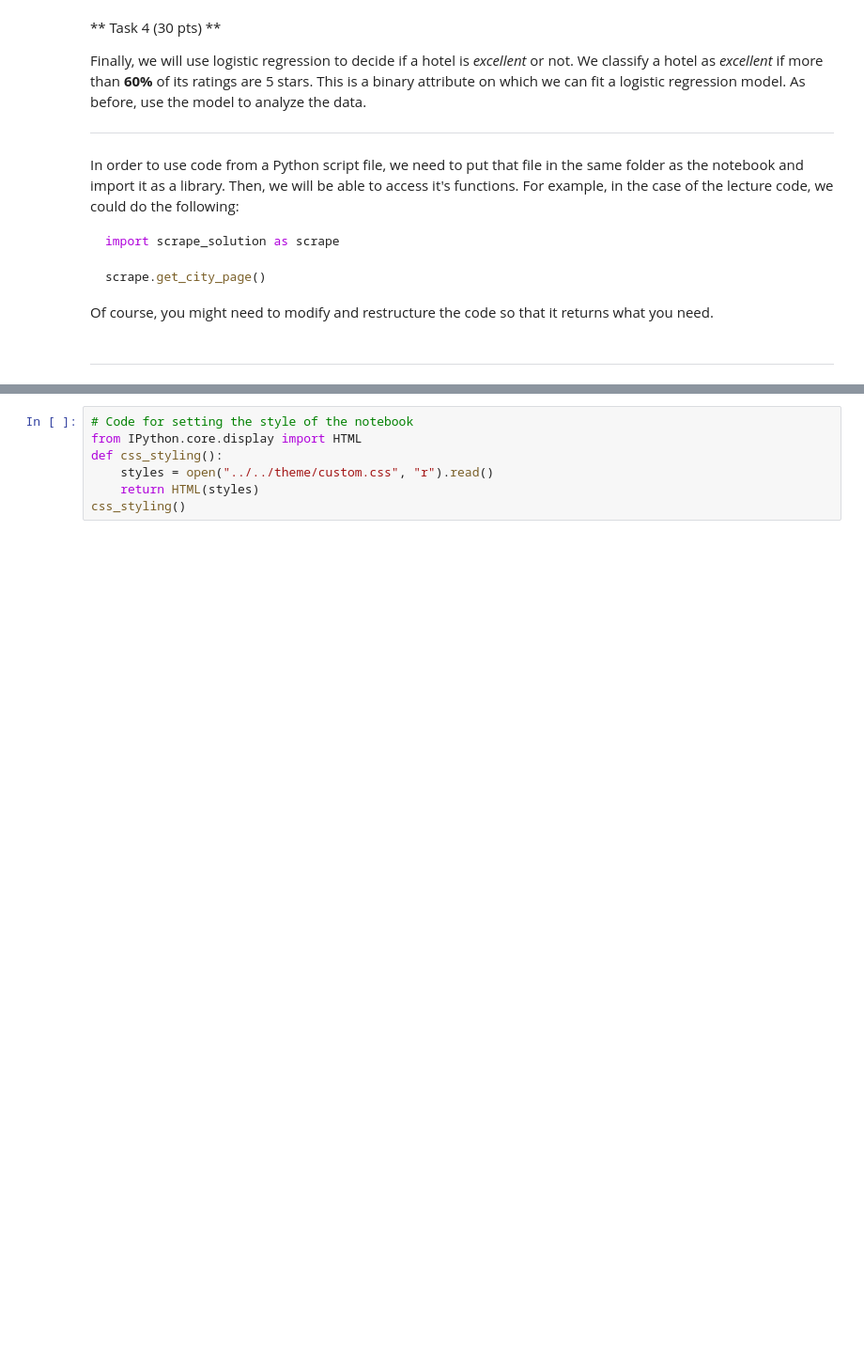
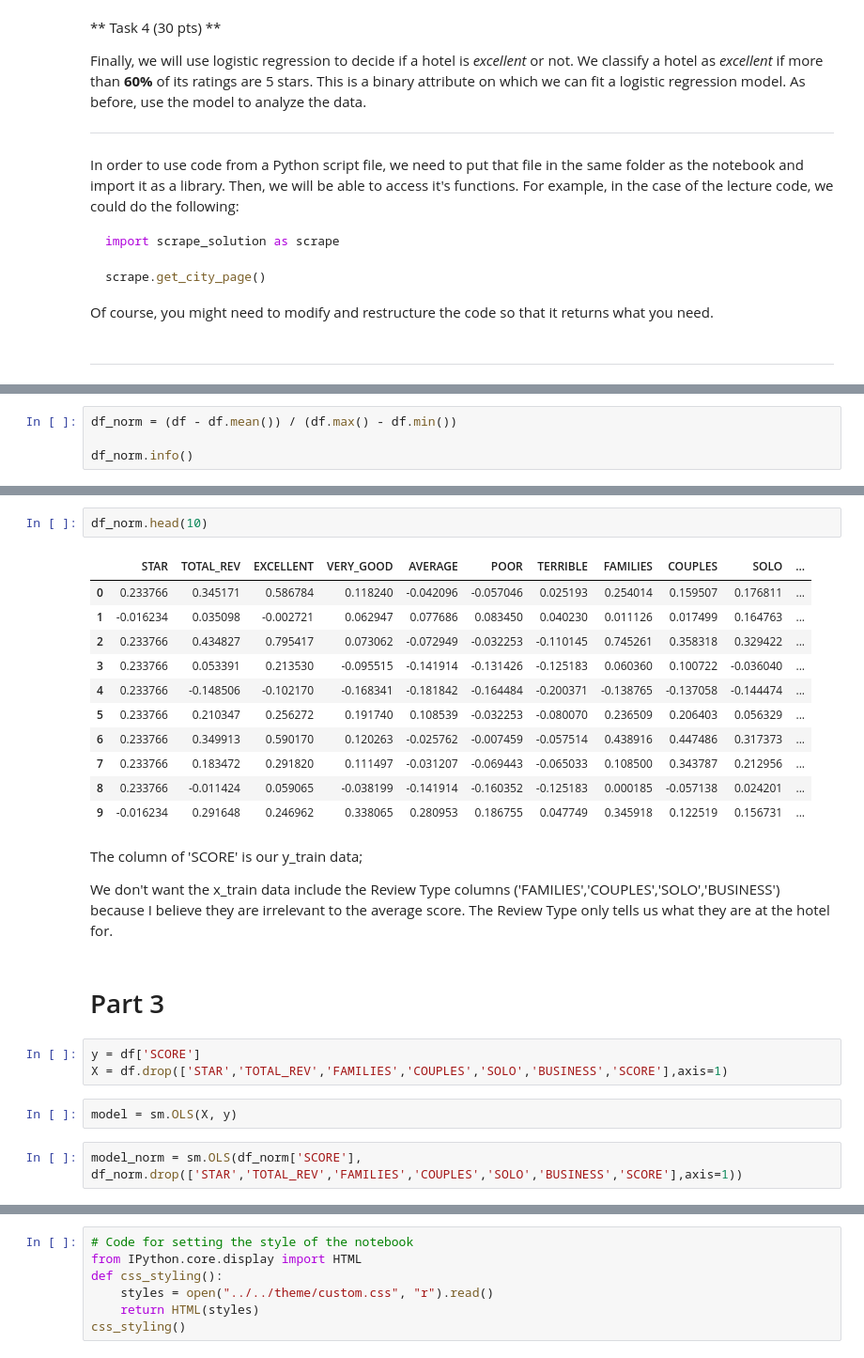
Before and after one commit to andrewenze/spring-2015-homeworks, a Jupyter notebook: submissions/Homework-5/5.Hotels.ipynb, the cells around one changed output, grey strips where cells are left out. Shown at 94% size. Drawn from its saved outputs; the diff is of its cells as text; blank space fills up the shorter version.

```diff
--- a/submissions/Homework-5/5.Hotels.ipynb
+++ b/submissions/Homework-5/5.Hotels.ipynb
@@ -221,0 +131,4 @@ Of course, you might need to modify and restructure the code so that it returns
+# %%
+df_norm = (df - df.mean()) / (df.max() - df.min())
+
+df_norm.info()
@@ -221,0 +167,27 @@ Of course, you might need to modify and restructure the code so that it returns
+# %%
+df_norm.head(10)
+# %% [output]
+|  | STAR | TOTAL_REV | EXCELLENT | VERY_GOOD | AVERAGE | POOR | TERRIBLE | FAMILIES | COUPLES | SOLO | ... |
+| 0 | 0.233766 | 0.345171 | 0.586784 | 0.118240 | -0.042096 | -0.057046 | 0.025193 | 0.254014 | 0.159507 | 0.176811 | ... |
+| 1 | -0.016234 | 0.035098 | -0.002721 | 0.062947 | 0.077686 | 0.083450 | 0.040230 | 0.011126 | 0.017499 | 0.164763 | ... |
+| 2 | 0.233766 | 0.434827 | 0.795417 | 0.073062 | -0.072949 | -0.032253 | -0.110145 | 0.745261 | 0.358318 | 0.329422 | ... |
+| 3 | 0.233766 | 0.053391 | 0.213530 | -0.095515 | -0.141914 | -0.131426 | -0.125183 | 0.060360 | 0.100722 | -0.036040 | ... |
+| 4 | 0.233766 | -0.148506 | -0.102170 | -0.168341 | -0.181842 | -0.164484 | -0.200371 | -0.138765 | -0.137058 | -0.144474 | ... |
+| 5 | 0.233766 | 0.210347 | 0.256272 | 0.191740 | 0.108539 | -0.032253 | -0.080070 | 0.236509 | 0.206403 | 0.056329 | ... |
+| 6 | 0.233766 | 0.349913 | 0.590170 | 0.120263 | -0.025762 | -0.007459 | -0.057514 | 0.438916 | 0.447486 | 0.317373 | ... |
+| 7 | 0.233766 | 0.183472 | 0.291820 | 0.111497 | -0.031207 | -0.069443 | -0.065033 | 0.108500 | 0.343787 | 0.212956 | ... |
+| 8 | 0.233766 | -0.011424 | 0.059065 | -0.038199 | -0.141914 | -0.160352 | -0.125183 | 0.000185 | -0.057138 | 0.024201 | ... |
+| 9 | -0.016234 | 0.291648 | 0.246962 | 0.338065 | 0.280953 | 0.186755 | 0.047749 | 0.345918 | 0.122519 | 0.156731 | ... |
+# %% [markdown]
+The column of 'SCORE' is our y_train data;
+
+We don't want the x_train data include the Review Type columns ('FAMILIES','COUPLES','SOLO','BUSINESS') because I believe they are irrelevant to the average score. The Review Type only tells us what they are at the hotel for.
+# %% [markdown]
+# Part 3 #
+# %%
+y = df['SCORE']
+X = df.drop(['STAR','TOTAL_REV','FAMILIES','COUPLES','SOLO','BUSINESS','SCORE'],axis=1)
+# %%
+model = sm.OLS(X, y)
+# %%
+model_norm = sm.OLS(df_norm['SCORE'], df_norm.drop(['STAR','TOTAL_REV','FAMILIES','COUPLES','SOLO','BUSINESS','SCORE'],axis=1))
```
Also changed, not shown: parts of 51 cells of this notebook, 1 other file.
